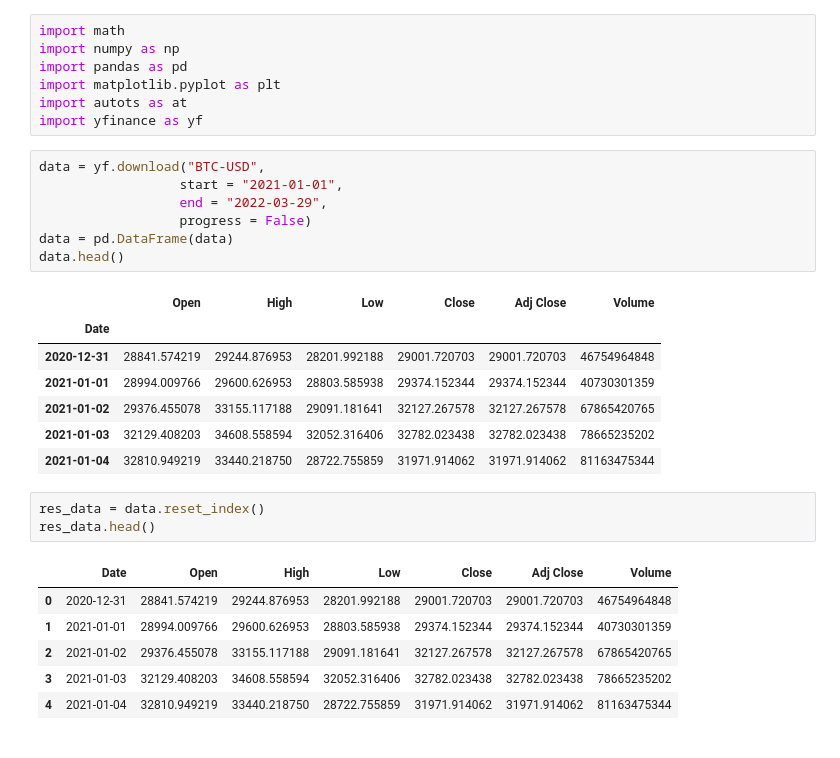
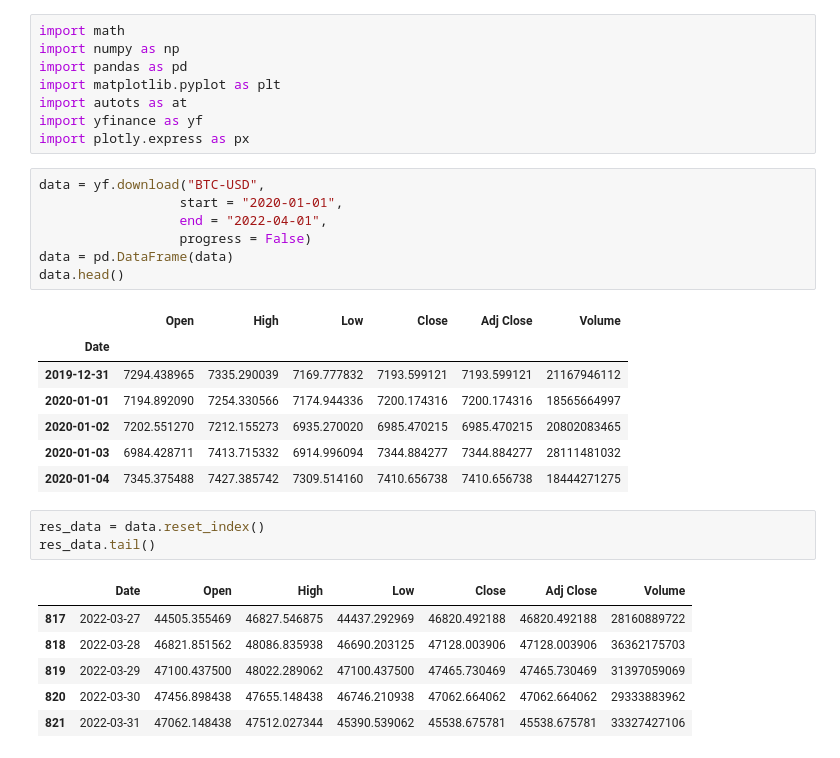
Before and after one commit to Marufibragimov11/Crypto_currency_forecast, a Jupyter notebook: Crypto Forecast.ipynb, the cells around one changed output. Drawn from its saved outputs; the diff is of its cells as text.

```diff
--- a/Crypto Forecast.ipynb
+++ b/Crypto Forecast.ipynb
@@ -5,31 +5,32 @@ import pandas as pd
 import matplotlib.pyplot as plt
 import autots as at
 import yfinance as yf
+import plotly.express as px
 # %%
 data = yf.download("BTC-USD",
-                  start = "2021-01-01",
-                  end = "2022-03-29",
+                  start = "2020-01-01",
+                  end = "2022-04-01",
                   progress = False)
 data = pd.DataFrame(data)
 data.head()
 # %% [output]
 |  | Open | High | Low | Close | Adj Close | Volume |
 | Date |  |  |  |  |  |  |
-| 2020-12-31 | 28841.574219 | 29244.876953 | 28201.992188 | 29001.720703 | 29001.720703 | 46754964848 |
-| 2021-01-01 | 28994.009766 | 29600.626953 | 28803.585938 | 29374.152344 | 29374.152344 | 40730301359 |
-| 2021-01-02 | 29376.455078 | 33155.117188 | 29091.181641 | 32127.267578 | 32127.267578 | 67865420765 |
-| 2021-01-03 | 32129.408203 | 34608.558594 | 32052.316406 | 32782.023438 | 32782.023438 | 78665235202 |
-| 2021-01-04 | 32810.949219 | 33440.218750 | 28722.755859 | 31971.914062 | 31971.914062 | 81163475344 |
+| 2019-12-31 | 7294.438965 | 7335.290039 | 7169.777832 | 7193.599121 | 7193.599121 | 21167946112 |
+| 2020-01-01 | 7194.892090 | 7254.330566 | 7174.944336 | 7200.174316 | 7200.174316 | 18565664997 |
+| 2020-01-02 | 7202.551270 | 7212.155273 | 6935.270020 | 6985.470215 | 6985.470215 | 20802083465 |
+| 2020-01-03 | 6984.428711 | 7413.715332 | 6914.996094 | 7344.884277 | 7344.884277 | 28111481032 |
+| 2020-01-04 | 7345.375488 | 7427.385742 | 7309.514160 | 7410.656738 | 7410.656738 | 18444271275 |
 # %%
 res_data = data.reset_index()
-res_data.head()
+res_data.tail()
 # %% [output]
 |  | Date | Open | High | Low | Close | Adj Close | Volume |
-| 0 | 2020-12-31 | 28841.574219 | 29244.876953 | 28201.992188 | 29001.720703 | 29001.720703 | 46754964848 |
-| 1 | 2021-01-01 | 28994.009766 | 29600.626953 | 28803.585938 | 29374.152344 | 29374.152344 | 40730301359 |
-| 2 | 2021-01-02 | 29376.455078 | 33155.117188 | 29091.181641 | 32127.267578 | 32127.267578 | 67865420765 |
-| 3 | 2021-01-03 | 32129.408203 | 34608.558594 | 32052.316406 | 32782.023438 | 32782.023438 | 78665235202 |
-| 4 | 2021-01-04 | 32810.949219 | 33440.218750 | 28722.755859 | 31971.914062 | 31971.914062 | 81163475344 |
+| 817 | 2022-03-27 | 44505.355469 | 46827.546875 | 44437.292969 | 46820.492188 | 46820.492188 | 28160889722 |
+| 818 | 2022-03-28 | 46821.851562 | 48086.835938 | 46690.203125 | 47128.003906 | 47128.003906 | 36362175703 |
+| 819 | 2022-03-29 | 47100.437500 | 48022.289062 | 47100.437500 | 47465.730469 | 47465.730469 | 31397059069 |
+| 820 | 2022-03-30 | 47456.898438 | 47655.148438 | 46746.210938 | 47062.664062 | 47062.664062 | 29333883962 |
+| 821 | 2022-03-31 | 47062.148438 | 47512.027344 | 45390.539062 | 45538.675781 | 45538.675781 | 33327427106 |
 # %%
 res_data = res_data[["Date", "Close"]]
 res_data["Date"] = pd.to_datetime(res_data.Date)
```
Also changed, not shown: parts of 5 cells of this notebook.
